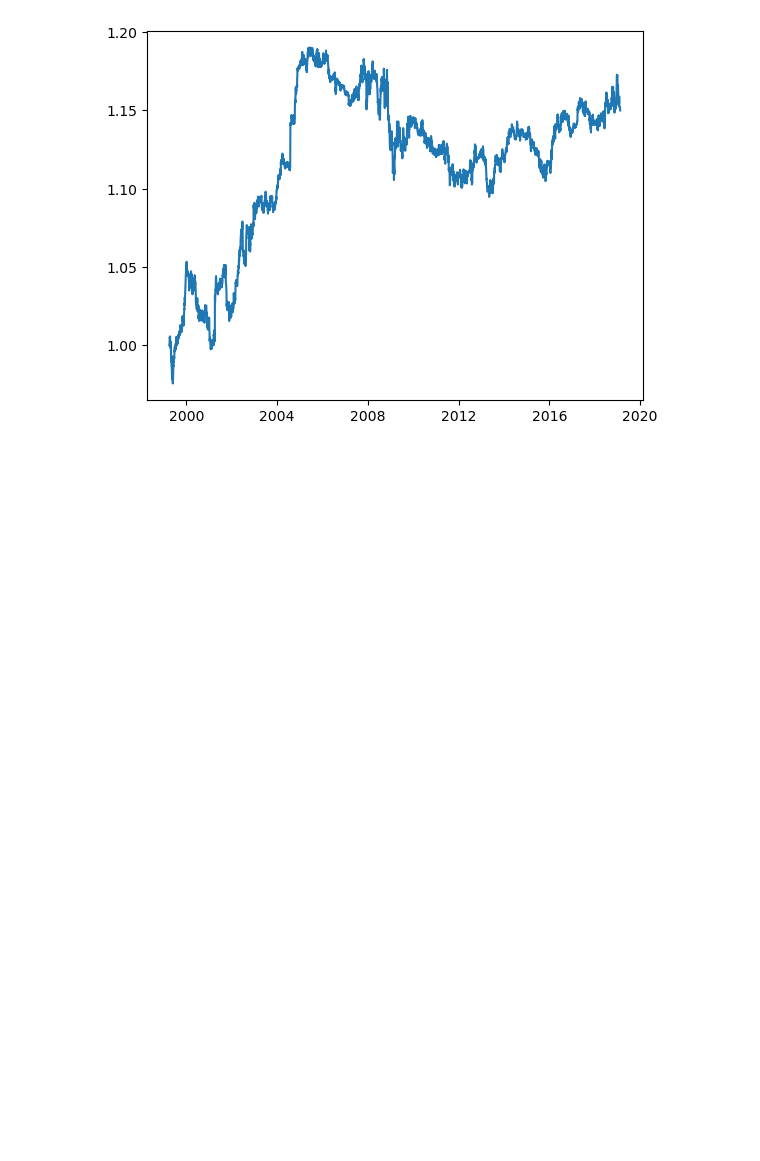
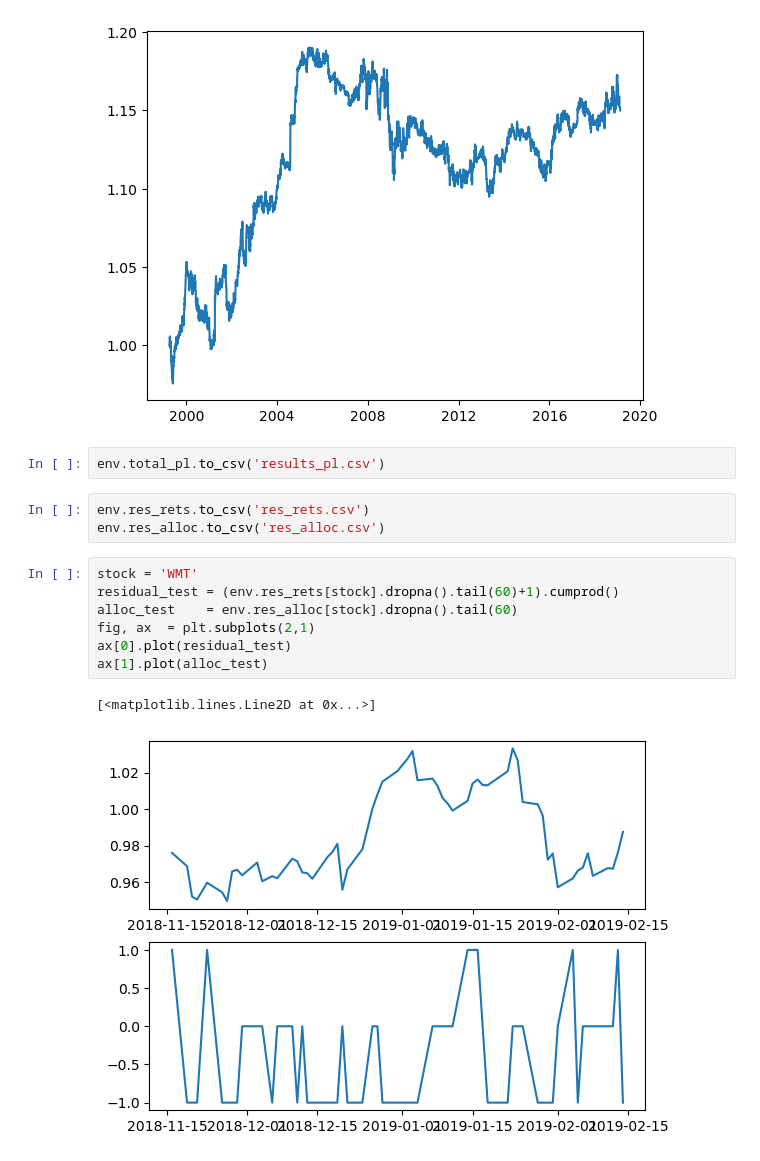
Before and after one commit to quintengeerts2000/MasterThesis-DRL_applications_to_stat_arb, a Jupyter notebook: empirical_analysis/RL_trading_tests.ipynb, the cells around one changed output. Cells and saved outputs as stored; diff of their text form; blank space fills up the shorter version.

Commit message:
added some quick plots

```diff
--- a/empirical_analysis/RL_trading_tests.ipynb
+++ b/empirical_analysis/RL_trading_tests.ipynb
@@ -177,3 +177,18 @@ plt.plot((env.total_pl.dropna() + 1).cumprod())
 # %% [output]
 [<matplotlib.lines.Line2D at 0x...>]
 [figure]
+# %%
+env.total_pl.to_csv('results_pl.csv')
+# %%
+env.res_rets.to_csv('res_rets.csv')
+env.res_alloc.to_csv('res_alloc.csv')
+# %%
+stock = 'WMT'
+residual_test = (env.res_rets[stock].dropna().tail(60)+1).cumprod()
+alloc_test    = env.res_alloc[stock].dropna().tail(60)
+fig, ax  = plt.subplots(2,1)
+ax[0].plot(residual_test)
+ax[1].plot(alloc_test)
+# %% [output]
+[<matplotlib.lines.Line2D at 0x...>]
+[figure, added]
```
Also changed, not shown: parts of 1 cell of this notebook.
